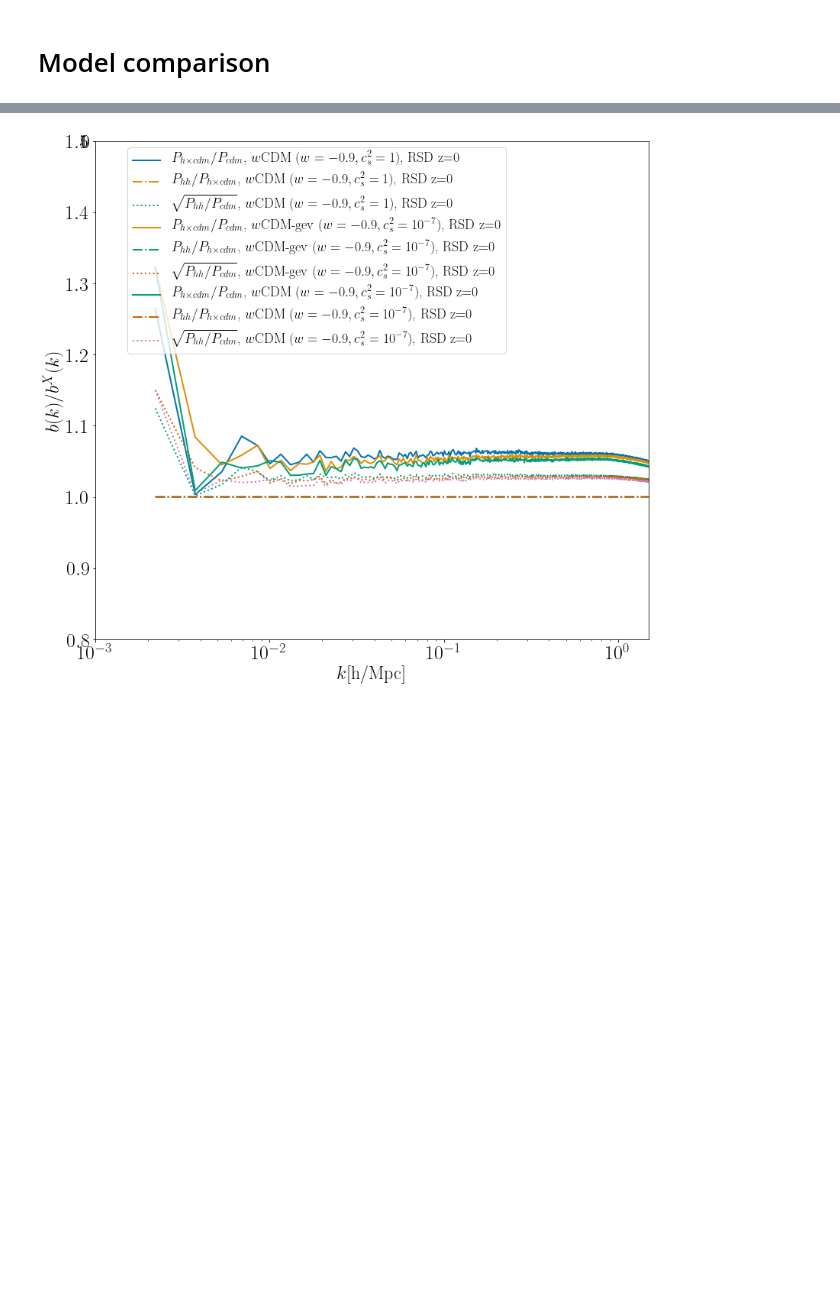
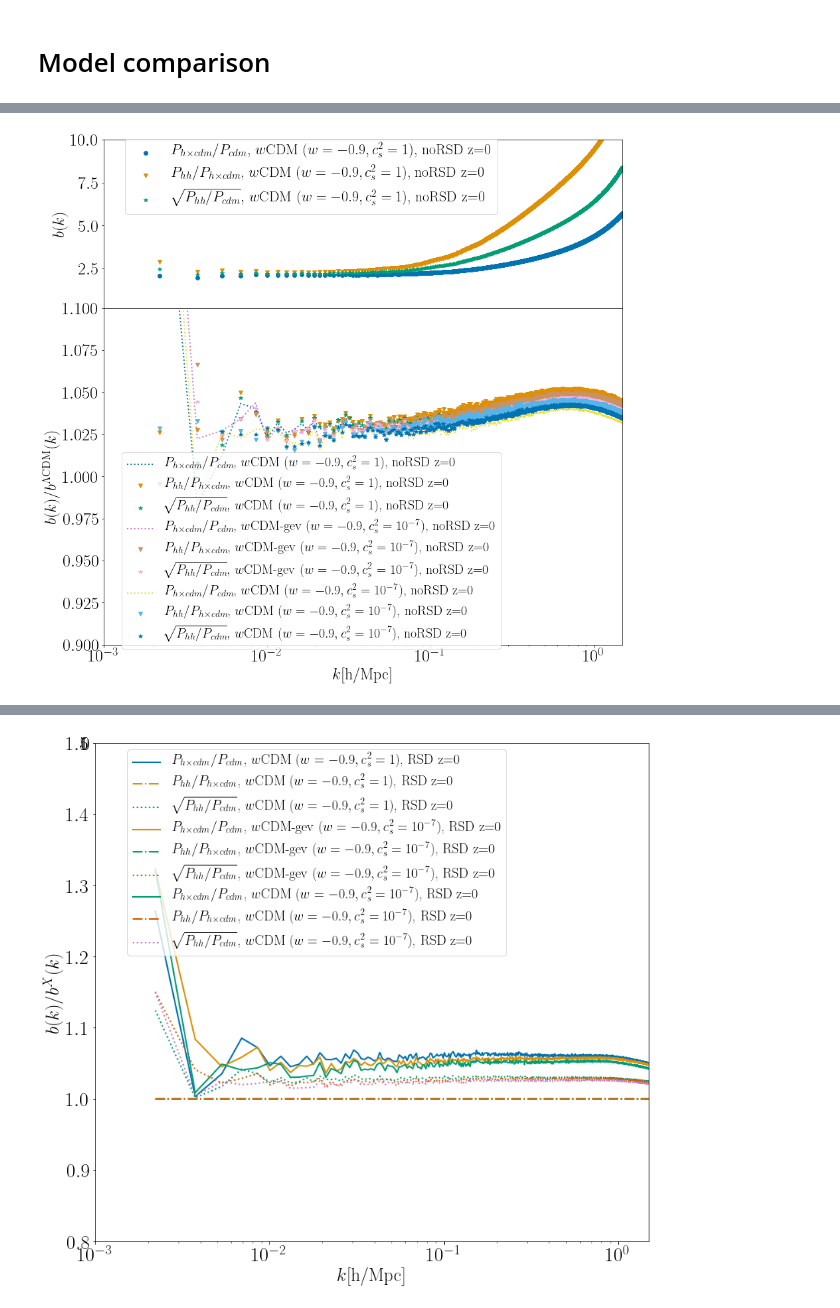
Before and after one commit to FarbodHassani/Doppler_RSD_N-body, a Jupyter notebook: Analysis-notebooks/Halo_bias.ipynb, the cells around one changed output, grey strips where cells are left out. Cells and saved outputs as stored; diff of their text form; code cells hidden in the pictures; blank space fills up the shorter version.

```diff
--- a/Analysis-notebooks/Halo_bias.ipynb
+++ b/Analysis-notebooks/Halo_bias.ipynb
@@ -462,0 +418,98 @@ X=np.arange(0.001,20,1)
+# %%
+plt.rc('text', usetex=True)
+font = {'family' : 'normal',
+        'weight' : 'bold',
+        'size'   : text_size}
+matplotlib.rc('font', **font)
+fig, axs = plt.subplots(figsize=(14,14),nrows=2, ncols=1, sharex=True, sharey=False, gridspec_kw={'height_ratios':[0.5,1]})
+plt.subplots_adjust(hspace=0.0)
+
+
+
+kind = 'halo'
+RSD ='noRSD'
+file = ['gev_lcdm','gev_em0','gev_em7','kev_em4','kev_em7'];
+decrip = ["$\Lambda$CDM, ","$w$CDM ($w=-0.9, c_s^2=1$), ","$w$CDM-gev ($w=-0.9, c_s^2=10^{-7}$), ",
+          "$w$CDM ($w=-0.9,, c_s^2=10^{-4}$), ","$w$CDM ($w=-0.9, c_s^2=10^{-7}$), "]
+z = ["z=0", "z=0.5", "z=1", "z=2", "z=3"];
+
+l=0
+
+
+l=0
+for num1 in [1]: # file 1
+    for j in [0]: # Redshifts
+#             kind1 = "cdm"
+#             kind2 = "cross"
+            [k1,pkref]=data["cross"][RSD][file[num1]]['pow'][z[j]][[0,2],:]
+            [k2,pk2]=data["cross"][RSD][file[num1]]['pow'][z[j]][[0,7],:]
+            axs[0].plot(k1,pk2/pkref,"o",color =Colors[l], lw=2,label=r"$P_{h \times cdm}/P_{cdm}$, "+ decrip[num1]+" "+RSD+" "+z[j])
+
+#             kind1 = "halo"
+#             kind2 = "cross"
+            [k1,pk_h]=data["cross"][RSD][file[num1]]['pow'][z[j]][[0,1],:]
+            [k2,pk2]=data["cross"][RSD][file[num1]]['pow'][z[j]][[0,7],:]
+            axs[0].plot(k1,pk_h/pk2,"v",color =Colors[l+1], lw=2,label=r"$P_{hh}/P_{h \times cdm}$, "+ decrip[num1]+" "+RSD+" "+z[j])
+
+            [k1,pkref]=data["cross"][RSD][file[num1]]['pow'][z[j]][[0,2],:]
+            [k2,pk2]=data["cross"][RSD][file[num1]]['pow'][z[j]][[0,1],:]
+            axs[0].plot(k1,np.sqrt(pk2/pkref),"*",color =Colors[l+2], lw=2,label=r"$\sqrt{P_{hh}/P_{cdm}},$ "+ decrip[num1]+" "+RSD+" "+z[j])
+            l=l+1;
+axs[0].set_ylabel(r'$b (k)$',fontsize=24)
+axs[0].set_xlabel('$k$[h/Mpc]',fontsize=24)
+axs[0].set_xscale('log')
+# plt.yscale('log')
+axs[0].set_ylim(0.2,10)
+axs[0].set_xlim(1.e-3,1.5)
+# axs[1].set_yticks([-0.1,-0.05,0,0.05,0.1,0.2,0.3])
+axs[0].legend(fontsize=22,bbox_to_anchor=[0.4, 0.78], loc='center')
+l=0
+RSD ='noRSD'
+for num2 in [1,2,4]: # file 1
+    for num1 in [0]: # file 1
+        for j in [0]: # Redshifts
+            kind1 = "cross"
+            kind2 = "cross"
+            [k1,pkref]=data[kind1][RSD][file[num1]]['pow'][z[j]][[0,2],:]
+            [k2,pk2]=data[kind2][RSD][file[num1]]['pow'][z[j]][[0,7],:]
+            b_ref = pk2/pkref
+            [k1,pkref]=data[kind1][RSD][file[num2]]['pow'][z[j]][[0,2],:]
+            [k2,pk2]=data[kind2][RSD][file[num2]]['pow'][z[j]][[0,7],:]
+            b_file2 = pk2/pkref
+            axs[1].plot(k1,b_file2/b_ref,":",color =Colors[l], lw=2,label=r"$P_{h \times cdm}/P_{cdm}$, "+ decrip[num2]+" "+RSD+" "+z[j])
+
+            ############
+            [k1,pkref]=data[kind1][RSD][file[num1]]['pow'][z[j]][[0,1],:]
+            [k2,pk2]=data[kind2][RSD][file[num1]]['pow'][z[j]][[0,7],:]
+            b_ref = pkref/pk2
+            [k1,pkref]=data[kind1][RSD][file[num2]]['pow'][z[j]][[0,1],:]
+            [k2,pk2]=data[kind2][RSD][file[num2]]['pow'][z[j]][[0,7],:]
+            b_file2 = pkref/pk2
+            axs[1].plot(k1,b_file2/b_ref,"v",color =Colors[l+1], lw=2,label=r"$P_{hh}/P_{h \times cdm}$, "+ decrip[num2]+" "+RSD+" "+z[j])
+
+            ############
+            [k1,pkref]=data[kind1][RSD][file[num1]]['pow'][z[j]][[0,2],:]
+            [k2,pk2]=data[kind2][RSD][file[num1]]['pow'][z[j]][[0,1],:]
+            b_ref = sqrt(pk2/pkref)
+            [k1,pkref]=data[kind1][RSD][file[num2]]['pow'][z[j]][[0,2],:]
+            [k2,pk2]=data[kind2][RSD][file[num2]]['pow'][z[j]][[0,1],:]
+            b_file2 = sqrt(pk2/pkref)
+
+            axs[1].plot(k1,b_file2/b_ref,"*",color =Colors[l+2], lw=2,label=r"$\sqrt{P_{hh}/P_{cdm}},$ "+ decrip[num2]+" "+RSD+" "+z[j])
+
+            l=l+4;
+# axs[1].set_title(RSD, fontsize=22)
+axs[1].set_ylabel(r'$b (k)/b^{\Lambda \rm{CDM}}(k)$',fontsize=24)
+
+axs[1].set_xlabel('$k$[h/Mpc]',fontsize=24)
+axs[1].set_xscale('log')
+# plt.yscale('log')
+axs[1].set_ylim(0.9,1.1)
+axs[1].set_xlim(1.e-3,1.5)
+# axs[1].set_yticks([-0.1,-0.05,0,0.05,0.1,0.2,0.3])
+axs[1].legend(fontsize=20,bbox_to_anchor=[0.4, 0.28], loc='center')
+X=np.arange(0.001,20,1)
+# axs[1].fill_between(X, -1/100.,1/100.,color='k',alpha=.2)
+# axs[1].fill_between(X, -2/100.,2/100.,color='k',alpha=.1)
+# %% [output]
+[figure, added]
```
Also changed, not shown: parts of 56 cells of this notebook, 2 other files.
